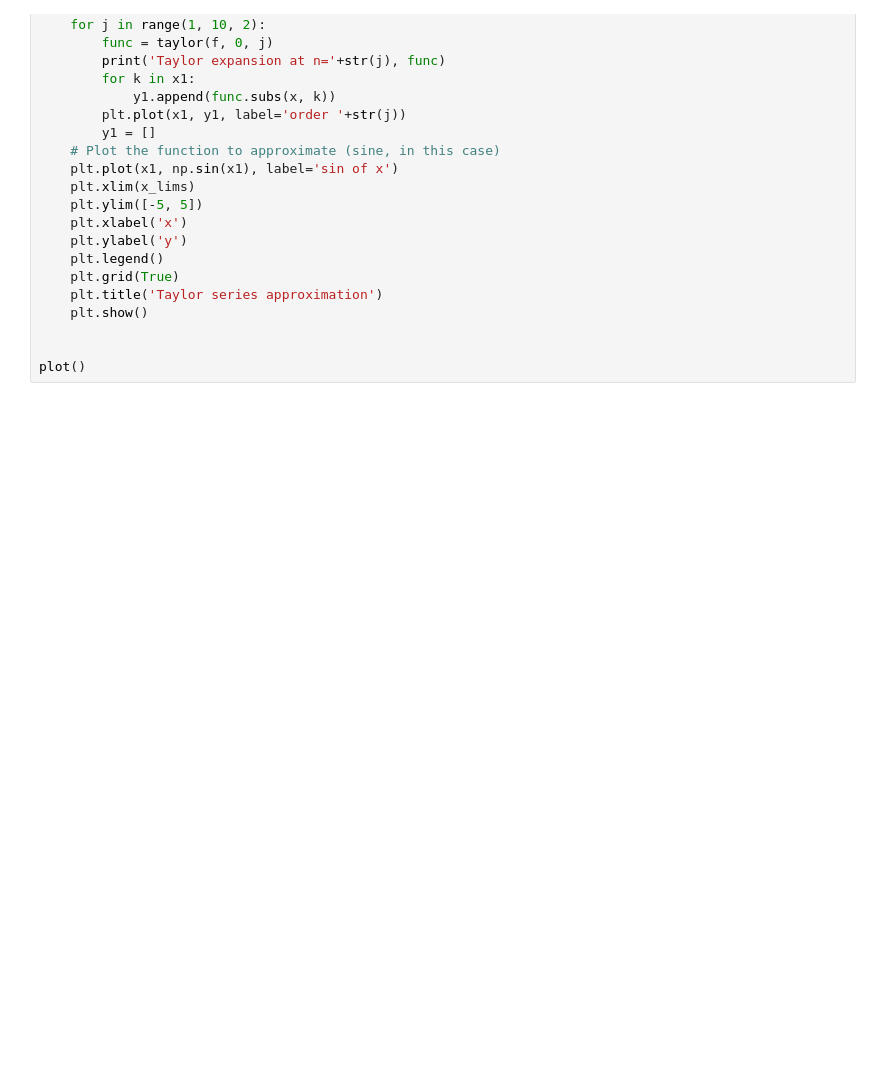
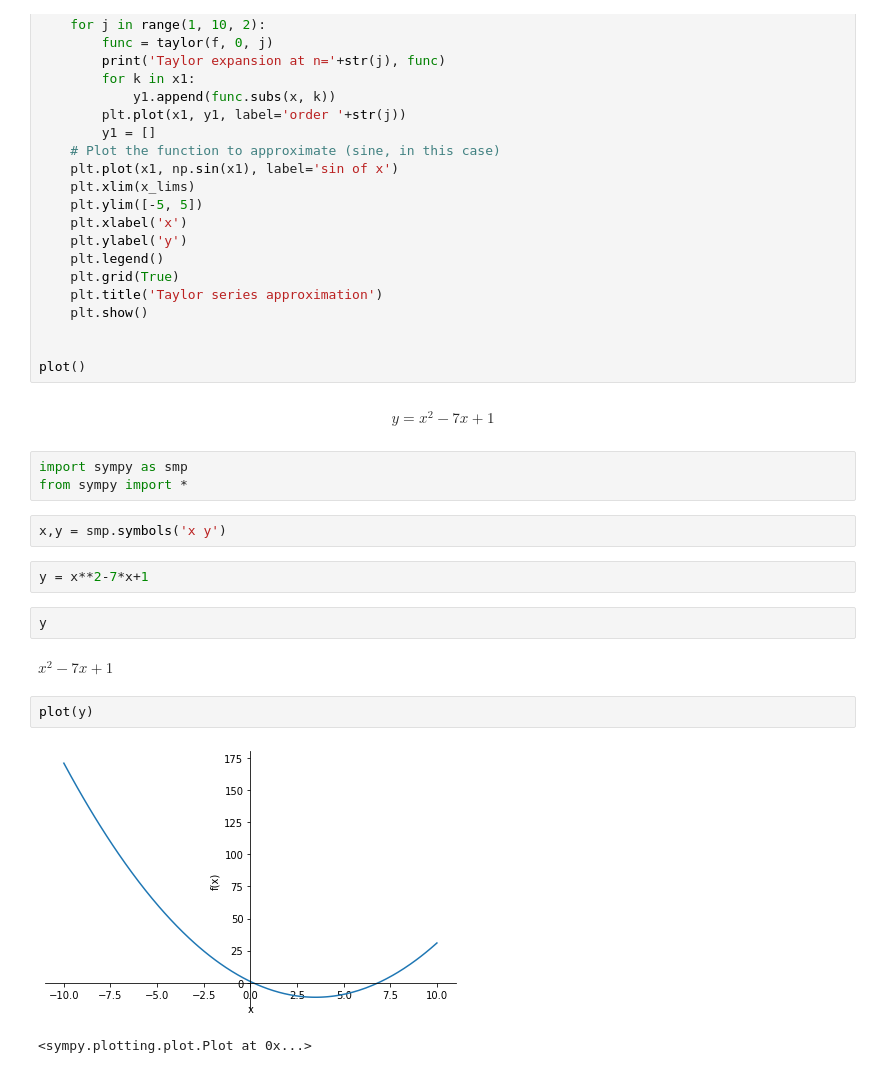
Before and after one commit to minervaarcane/fisika_matematik_1, a Jupyter notebook: fismat/maclaurin.ipynb, the cells around one changed output. Cells and saved outputs as stored; diff of their text form; blank space fills up the shorter version.

```diff
--- a/fismat/maclaurin.ipynb
+++ b/fismat/maclaurin.ipynb
@@ -262,3 +262,21 @@ def plot():
 
 
 plot()
+# %% [markdown]
+$$y = x^2 - 7x +1$$
+# %%
+import sympy as smp
+from sympy import *
+# %%
+x,y = smp.symbols('x y')
+# %%
+y = x**2-7*x+1
+# %%
+y
+# %% [output]
+$\displaystyle x^{2} - 7 x + 1$
+# %%
+plot(y)
+# %% [output]
+[figure, added]
+<sympy.plotting.plot.Plot at 0x...>
```
Also changed, not shown: 2 other files.
